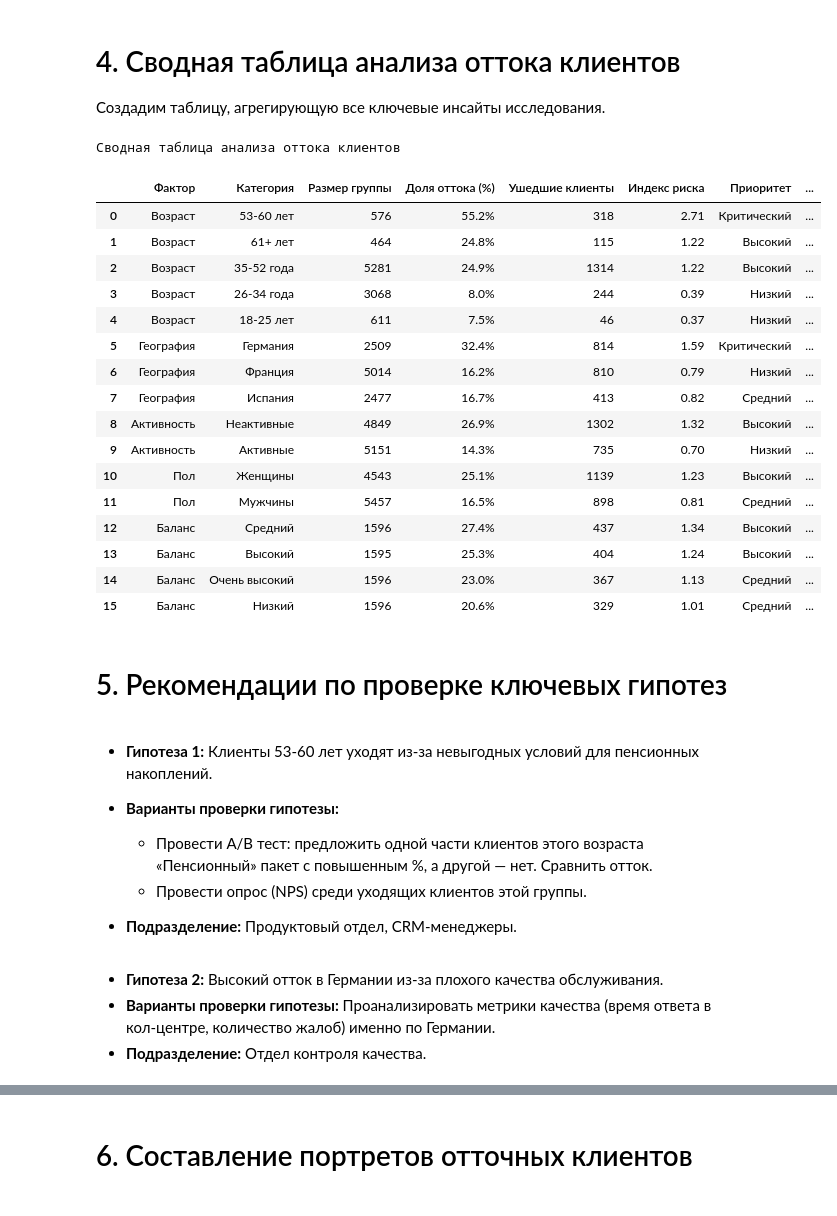
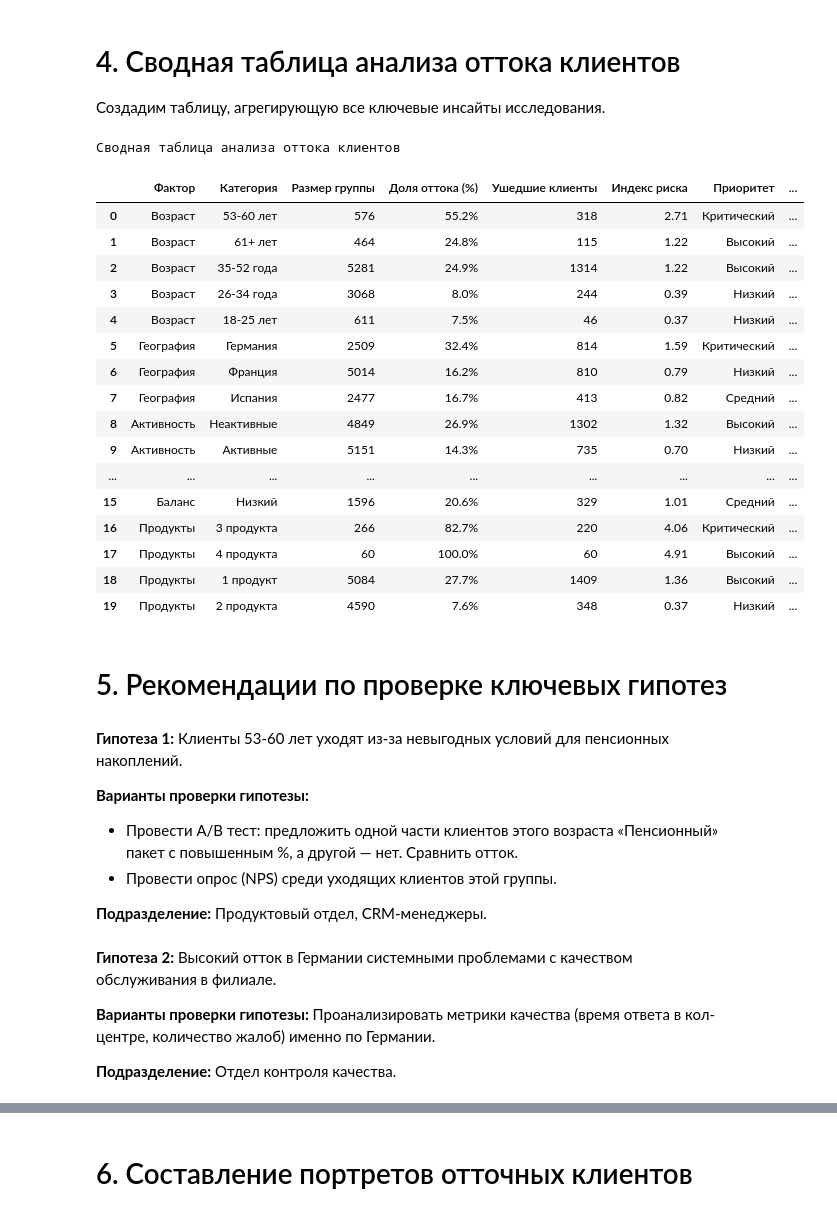
Before and after one commit to uastrova/Bank-Customer-Churn-Analysis, a Jupyter notebook: bank-customer-churn-prediction.ipynb, the cells around one changed output, grey strips where cells are left out. Saved outputs shown, nothing was run; the diff lists cells and outputs as text; code cells hidden in the pictures.

Commit message:
Kaggle Notebook | Bank Customer Churn Analysis | Version 7

```diff
--- a/bank-customer-churn-prediction.ipynb
+++ b/bank-customer-churn-prediction.ipynb
@@ -803,0 +843,13 @@ Male           23.21   5.45  77.78  100.0
+# %%
+# Количество продуктов + Активность
+print("Отток по количеству продуктов и активности:")
+print(pd.crosstab(df_active['NumOfProducts'], df_active['IsActiveMember'], values=df_active['Exited'], aggfunc='mean').round(4) * 100)
+
+# Количество продуктов + Баланс
+df_active['BalanceSegment'] = pd.qcut(df_active['Balance'], q=4, labels=['Low', 'Medium', 'High', 'Very High'])
+print("\nОтток по количеству продуктов и балансу:")
+print(pd.crosstab(df_active['NumOfProducts'], df_active['BalanceSegment'], values=df_active['Exited'], aggfunc='mean').round(4) * 100)
+
+# Количество продуктов + Возраст
+print("\nОтток по количеству продуктов и возрасту:")
+print(pd.crosstab(df_active['NumOfProducts'], df_active['age_group'], values=df_active['Exited'], aggfunc='mean').round(4) * 100)
@@ -812,14 +952,16 @@ insights_data = {
         'География', 'География', 'География',
         'Активность', 'Активность',
         'Пол', 'Пол',
-        'Баланс', 'Баланс', 'Баланс', 'Баланс'
+        'Баланс', 'Баланс', 'Баланс', 'Баланс',
+        'Продукты', 'Продукты', 'Продукты', 'Продукты'
     ],
     'Категория': [
         '18-25 лет', '26-34 года', '35-52 года', '53-60 лет', '61+ лет',
         'Франция', 'Германия', 'Испания',
         'Активные', 'Неактивные',
         'Женщины', 'Мужчины',
-        'Низкий', 'Средний', 'Высокий', 'Очень высокий'
+        'Низкий', 'Средний', 'Высокий', 'Очень высокий',
+        '1 продукт', '2 продукта', '3 продукта', '4 продукта'
     ],
     'Размер группы': [
         len(df[df['age_group'] == '18-25']),
@@ -837,7 +979,11 @@ insights_data = {
         len(df_active[df_active['BalanceSegment'] == 'Low']),
         len(df_active[df_active['BalanceSegment'] == 'Medium']),
         len(df_active[df_active['BalanceSegment'] == 'High']),
-        len(df_active[df_active['BalanceSegment'] == 'Very High'])
+        len(df_active[df_active['BalanceSegment'] == 'Very High']),
+        len(df[df['NumOfProducts'] == 1]),
+        len(df[df['NumOfProducts'] == 2]),
+        len(df[df['NumOfProducts'] == 3]),
+        len(df[df['NumOfProducts'] == 4])
     ],
     'Доля оттока (%)': [
         df[df['age_group'] == '18-25']['Exited'].mean() * 100,
@@ -855,20 +1001,21 @@ insights_data = {
         df_active[df_active['BalanceSegment'] == 'Low']['Exited'].mean() * 100,
         df_active[df_active['BalanceSegment'] == 'Medium']['Exited'].mean() * 100,
         df_active[df_active['BalanceSegment'] == 'High']['Exited'].mean() * 100,
-        df_active[df_active['BalanceSegment'] == 'Very High']['Exited'].mean() * 100
+        df_active[df_active['BalanceSegment'] == 'Very High']['Exited'].mean() * 100,
+        df[df['NumOfProducts'] == 1]['Exited'].mean() * 100,
+        df[df['NumOfProducts'] == 2]['Exited'].mean() * 100,
+        df[df['NumOfProducts'] == 3]['Exited'].mean() * 100,
+        df[df['NumOfProducts'] == 4]['Exited'].mean() * 100
     ]
 }
 
 insights_df = pd.DataFrame(insights_data)
 
-# количество ушедших клиентов в каждой категории
 insights_df['Ушедшие клиенты'] = (insights_df['Размер группы'] * insights_df['Доля оттока (%)'] / 100).round(0).astype(int)
 
-# риск относительно среднего (индекс риска)
 overall_churn = df['Exited'].mean() * 100
 insights_df['Индекс риска'] = (insights_df['Доля оттока (%)'] / overall_churn).round(2)
 
-# приоритетность
 def set_priority(row):
     if row['Индекс риска'] >= 1.5 and row['Размер группы'] > 100:
         return 'Критический'
@@ -881,15 +1028,18 @@ def set_priority(row):
 
 insights_df['Приоритет'] = insights_df.apply(set_priority, axis=1)
 
-# ключевые гипотезы
 hypotheses = {
-    '53-60 лет': 'Завершение кредитного жизненного цикла, пенсионная оптимизация финансов, cмена банка-партнера',
-    'Германия': 'Системные проблемы с качеством обслуживания в немецком филиале',
+    '53-60 лет': 'Завершение кредитного жизненного цикла, пенсионная оптимизация финансов',
+    'Германия': 'Системные проблемы с качеством обслуживания в филиале',
     'Неактивные': 'Потеря интереса к продукту, нерелевантность предложений',
     'Женщины': 'Повышенная чувствительность к существующим проблемам банка',
     'Средний': 'Неконкурентные условия для массового сегмента клиентов',
     'Высокий': 'Неконкурентные условия для массового сегмента клиентов',
-    'Очень высокий': 'Недостаток премиальных услуг для VIP-клиентов'
+    'Очень высокий': 'Недостаток премиальных услуг для VIP-клиентов',
+    '1 продукт': 'Слабая вовлеченность, использование банка для одной цели',
+    '2 продукта': '"Золотая середина" - оптимальная интеграция в экосистему банка',
+    '3 продукта': 'Нерелевантные или навязанные продукты с плохими условиями',
+    '4 продукта': 'Полный провал пакетного предложения, навязанные услуги'
 }
 
 insights_df['Ключевая гипотеза'] = insights_df.apply(
@@ -906,6 +1056,7 @@ geo_order = ['Германия', 'Франция', 'Испания']
 active_order = ['Неактивные', 'Активные']
 gender_order = ['Женщины', 'Мужчины']
 balance_order = ['Средний', 'Высокий', 'Очень высокий', 'Низкий']
+products_order = ['3 продукта', '4 продукта', '1 продукт', '2 продукта']
 
 custom_order = []
 for category in age_order:
@@ -918,6 +1069,8 @@ for category in gender_order:
     custom_order.append(('Пол', category))
 for category in balance_order:
     custom_order.append(('Баланс', category))
+for category in products_order:
+    custom_order.append(('Продукты', category))
 
 insights_df = insights_df.reindex(custom_order)
 
@@ -930,52 +1083,55 @@ styled_insights = insights_df_reset.style\
         'Доля оттока (%)': '{:.1f}%',
         'Индекс риска': '{:.2f}'
     })\
     .set_caption('Сводная таблица анализа оттока клиентов')\
     .set_properties(**{
         'text-align': 'left',
-        'font-family': 'Arial'
+        'font-family': 'Arial',
+        'font-size': '12px'
     })\
     .set_table_styles([
         {'selector': 'caption',
          'props': [('font-size', '16px'), ('font-weight', 'bold'),
                    ('text-align', 'center'), ('margin-bottom', '10px')]},
         {'selector': 'th',
          'props': [('background-color', '#f4f4f4'), ('font-weight', 'bold'),
-                   ('text-align', 'left')]},
+                   ('text-align', 'left'), ('font-size', '12px')]},
         {'selector': 'tr:hover',
          'props': [('background-color', '#ffff99')]}
     ])
-
 styled_insights
 # %% [output]
 Сводная таблица анализа оттока клиентов
 |  | Фактор | Категория | Размер группы | Доля оттока (%) | Ушедшие клиенты | Индекс риска | Приоритет | ... |
 | 0 | Возраст | 53-60 лет | 576 | 55.2% | 318 | 2.71 | Критический | ... |
 | 1 | Возраст | 61+ лет | 464 | 24.8% | 115 | 1.22 | Высокий | ... |
 | 2 | Возраст | 35-52 года | 5281 | 24.9% | 1314 | 1.22 | Высокий | ... |
 | 3 | Возраст | 26-34 года | 3068 | 8.0% | 244 | 0.39 | Низкий | ... |
 | 4 | Возраст | 18-25 лет | 611 | 7.5% | 46 | 0.37 | Низкий | ... |
 | 5 | География | Германия | 2509 | 32.4% | 814 | 1.59 | Критический | ... |
 | 6 | География | Франция | 5014 | 16.2% | 810 | 0.79 | Низкий | ... |
 | 7 | География | Испания | 2477 | 16.7% | 413 | 0.82 | Средний | ... |
 | 8 | Активность | Неактивные | 4849 | 26.9% | 1302 | 1.32 | Высокий | ... |
 | 9 | Активность | Активные | 5151 | 14.3% | 735 | 0.70 | Низкий | ... |
-| 10 | Пол | Женщины | 4543 | 25.1% | 1139 | 1.23 | Высокий | ... |
-| 11 | Пол | Мужчины | 5457 | 16.5% | 898 | 0.81 | Средний | ... |
-| 12 | Баланс | Средний | 1596 | 27.4% | 437 | 1.34 | Высокий | ... |
-| 13 | Баланс | Высокий | 1595 | 25.3% | 404 | 1.24 | Высокий | ... |
-| 14 | Баланс | Очень высокий | 1596 | 23.0% | 367 | 1.13 | Средний | ... |
+| ... | ... | ... | ... | ... | ... | ... | ... | ... |
 | 15 | Баланс | Низкий | 1596 | 20.6% | 329 | 1.01 | Средний | ... |
+| 16 | Продукты | 3 продукта | 266 | 82.7% | 220 | 4.06 | Критический | ... |
+| 17 | Продукты | 4 продукта | 60 | 100.0% | 60 | 4.91 | Высокий | ... |
+| 18 | Продукты | 1 продукт | 5084 | 27.7% | 1409 | 1.36 | Высокий | ... |
+| 19 | Продукты | 2 продукта | 4590 | 7.6% | 348 | 0.37 | Низкий | ... |
 # %% [markdown]
 # 5. Рекомендации по проверке ключевых гипотез
 # %% [markdown]
-* **Гипотеза 1:** Клиенты 53-60 лет уходят из-за невыгодных условий для пенсионных накоплений.
-* **Варианты проверки гипотезы:**
+**Гипотеза 1:** Клиенты 53-60 лет уходят из-за невыгодных условий для пенсионных накоплений.
+
+**Варианты проверки гипотезы:**
   * Провести A/B тест: предложить одной части клиентов этого возраста «Пенсионный» пакет с повышенным %, а другой — нет. Сравнить отток.
   * Провести опрос (NPS) среди уходящих клиентов этой группы.
 
-* **Подразделение:** Продуктовый отдел, CRM-менеджеры.
+**Подразделение:** Продуктовый отдел, CRM-менеджеры.
 # %% [markdown]
-* **Гипотеза 2:** Высокий отток в Германии из-за плохого качества обслуживания.
-* **Варианты проверки гипотезы:** Проанализировать метрики качества (время ответа в кол-центре, количество жалоб) именно по Германии.
-* **Подразделение:** Отдел контроля качества.
+**Гипотеза 2:** Высокий отток в Германии системными проблемами с качеством обслуживания в филиале.
+
+**Варианты проверки гипотезы:** Проанализировать метрики качества (время ответа в кол-центре, количество жалоб) именно по Германии.
+
+**Подразделение:** Отдел контроля качества.
```
Also changed, not shown: parts of 30 cells of this notebook.
